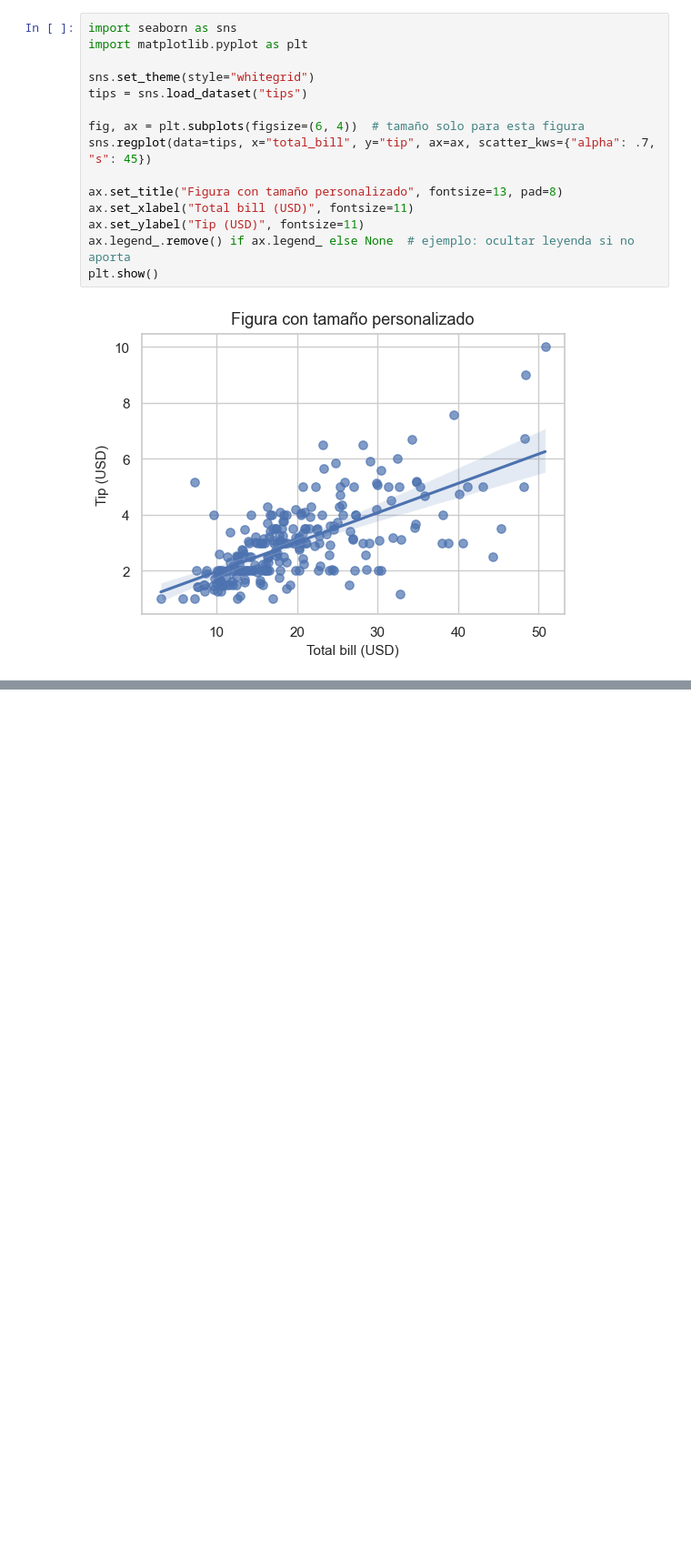
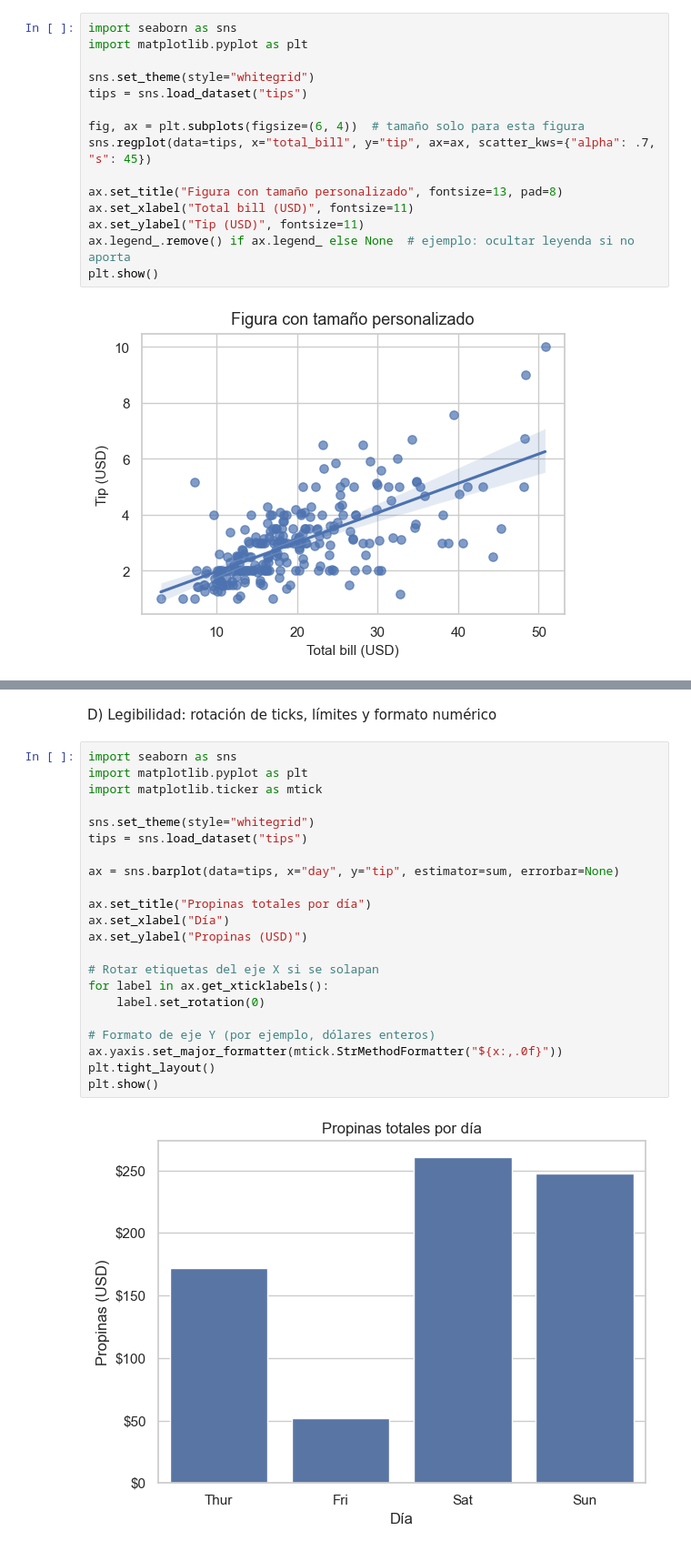
Before and after one commit to wilson-j-insaurralde/Seaborn, a Jupyter notebook: teoria/007_Estilo y personalización avanzada.ipynb, the cells around one changed output, grey strips where cells are left out. Shown at 91% size. Cells and saved outputs as stored; diff of their text form; blank space fills up the shorter version.

```diff
--- a/teoria/007_Estilo y personalización avanzada.ipynb
+++ b/teoria/007_Estilo y personalización avanzada.ipynb
@@ -185,0 +208,26 @@ plt.show()
+# %% [markdown]
+D) Legibilidad: rotación de ticks, límites y formato numérico
+# %%
+import seaborn as sns
+import matplotlib.pyplot as plt
+import matplotlib.ticker as mtick
+
+sns.set_theme(style="whitegrid")
+tips = sns.load_dataset("tips")
+
+ax = sns.barplot(data=tips, x="day", y="tip", estimator=sum, errorbar=None)
+
+ax.set_title("Propinas totales por día")
+ax.set_xlabel("Día")
+ax.set_ylabel("Propinas (USD)")
+
+# Rotar etiquetas del eje X si se solapan
+for label in ax.get_xticklabels():
+    label.set_rotation(0)
+
+# Formato de eje Y (por ejemplo, dólares enteros)
+ax.yaxis.set_major_formatter(mtick.StrMethodFormatter("${x:,.0f}"))
+plt.tight_layout()
+plt.show()
+# %% [output]
+[figure, added]
```
Also changed, not shown: parts of 4 cells of this notebook.
